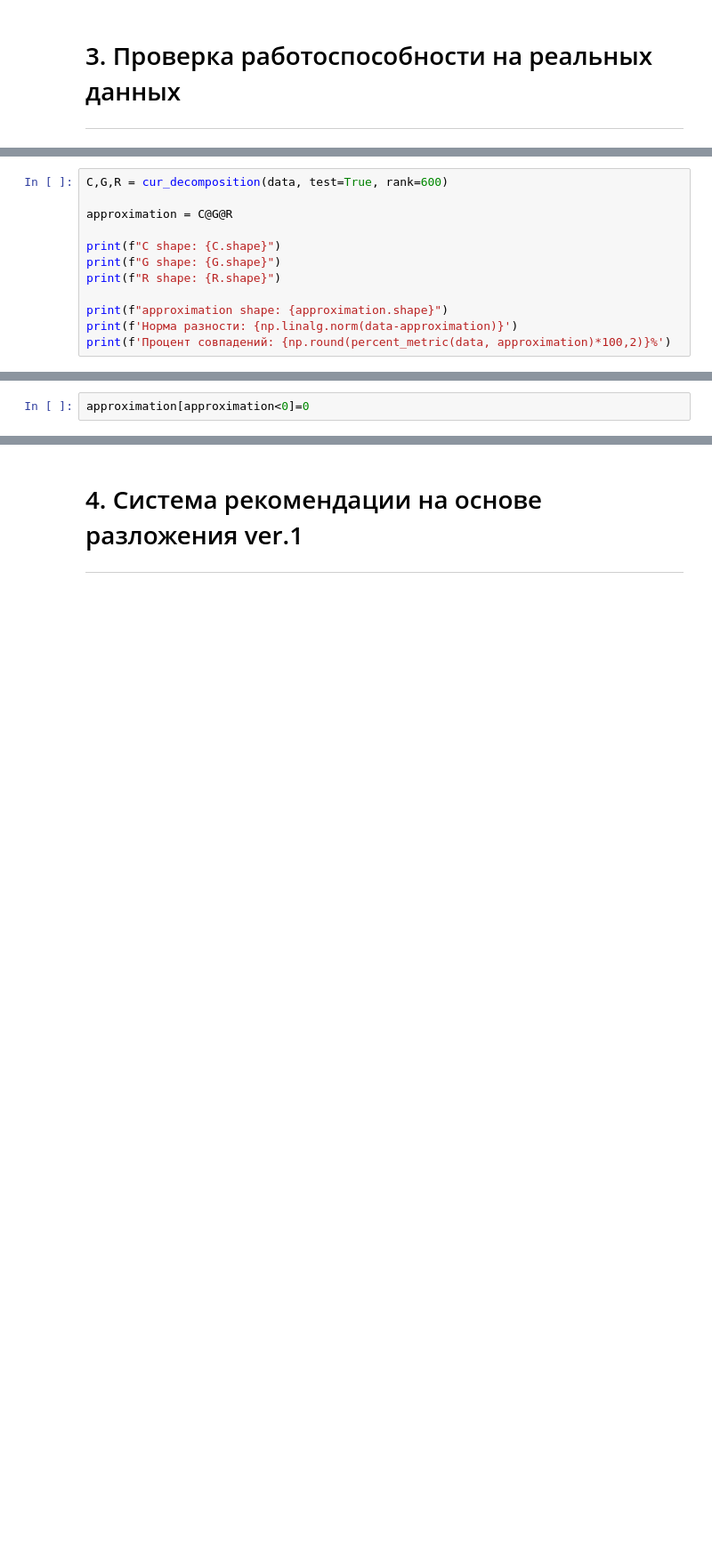
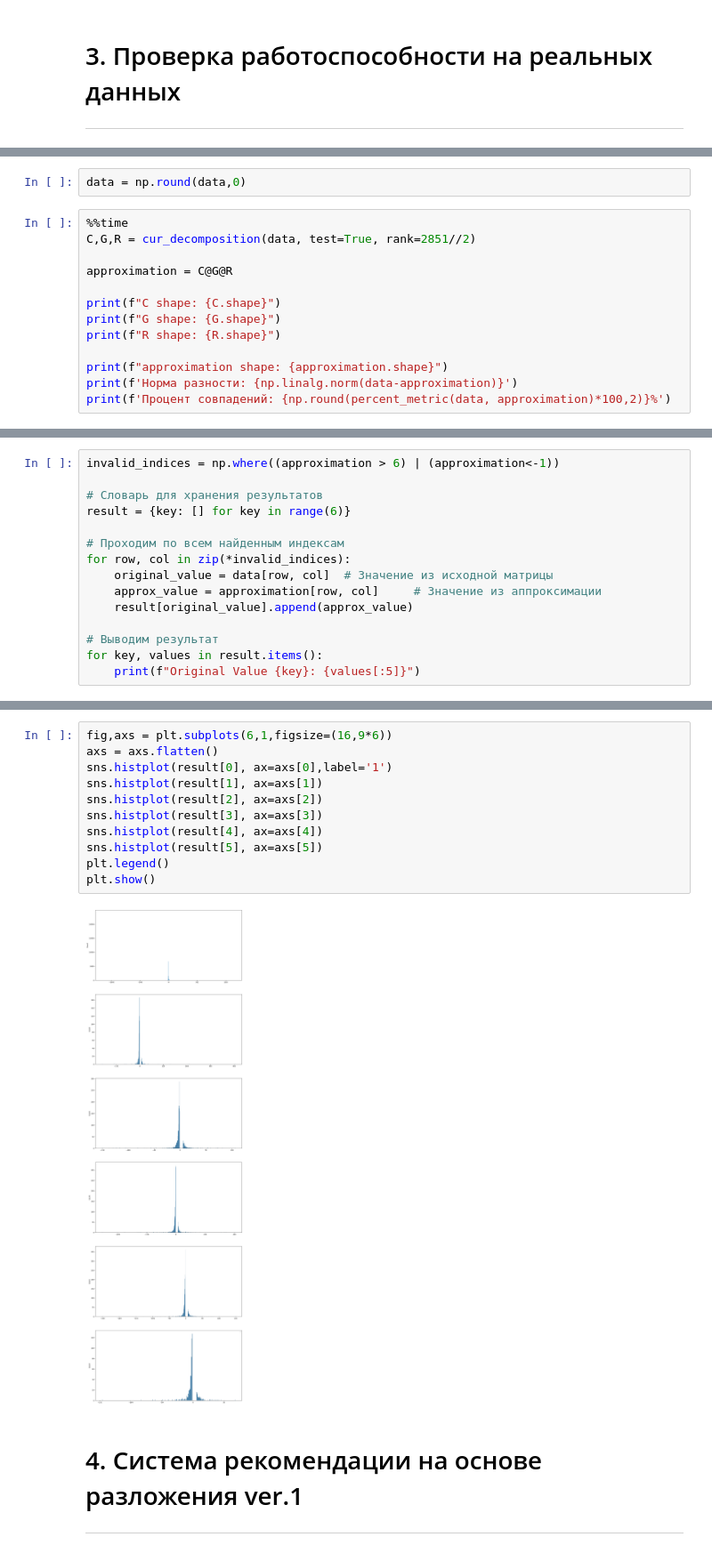
Before and after one commit to TreShk0/cur_movie_recommendation, a Jupyter notebook: cgr_approx.ipynb, the cells around one changed output, grey strips where cells are left out. Shown at 89% size. Cells and saved outputs as stored; diff of their text form; blank space fills up the shorter version.

```diff
--- a/cgr_approx.ipynb
+++ b/cgr_approx.ipynb
@@ -201,5 +289,8 @@ data = UI_matrix.to_numpy()
+# %%
+data = np.round(data,0)
 # %%
-C,G,R = cur_decomposition(data, test=True, rank=600)
+%%time
+C,G,R = cur_decomposition(data, test=True, rank=2851//2)
 
 approximation = C@G@R
 
@@ -228,2 +305,0 @@ print(f'Норма разности: {np.linalg.norm(data-approximation)}')
-# %%
-approximation[approximation<0]=0
@@ -229,0 +325,15 @@ approximation[approximation<0]=0
+# %%
+invalid_indices = np.where((approximation > 6) | (approximation<-1))
+
+# Словарь для хранения результатов
+result = {key: [] for key in range(6)}
+
+# Проходим по всем найденным индексам
+for row, col in zip(*invalid_indices):
+    original_value = data[row, col]  # Значение из исходной матрицы
+    approx_value = approximation[row, col]     # Значение из аппроксимации
+    result[original_value].append(approx_value)
+
+# Выводим результат
+for key, values in result.items():
+    print(f"Original Value {key}: {values[:5]}")
@@ -230,3 +350,16 @@ approximation[approximation<0]=0
+# %%
+fig,axs = plt.subplots(6,1,figsize=(16,9*6))
+axs = axs.flatten()
+sns.histplot(result[0], ax=axs[0],label='1')
+sns.histplot(result[1], ax=axs[1])
+sns.histplot(result[2], ax=axs[2])
+sns.histplot(result[3], ax=axs[3])
+sns.histplot(result[4], ax=axs[4])
+sns.histplot(result[5], ax=axs[5])
+plt.legend()
+plt.show()
+# %% [output]
+[figure, added]
 # %% [markdown]
 # 4. Система рекомендации на основе разложения ver.1
 ---
```
Also changed, not shown: parts of 17 cells of this notebook, 4 other files.
